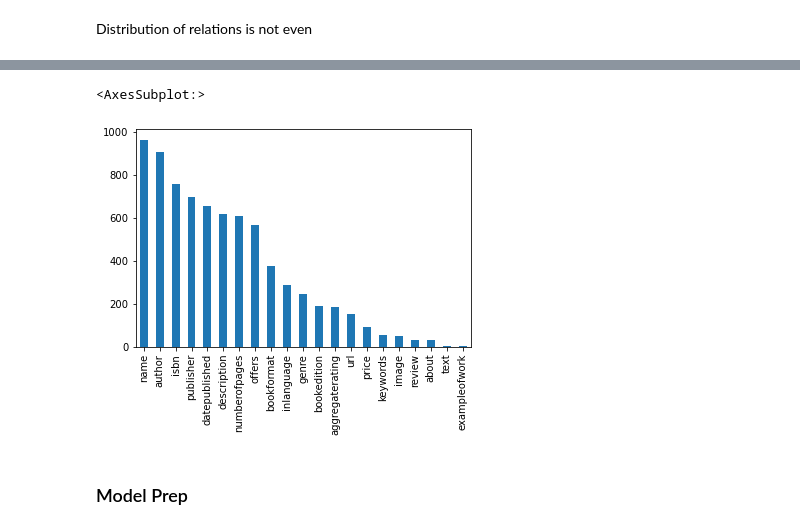
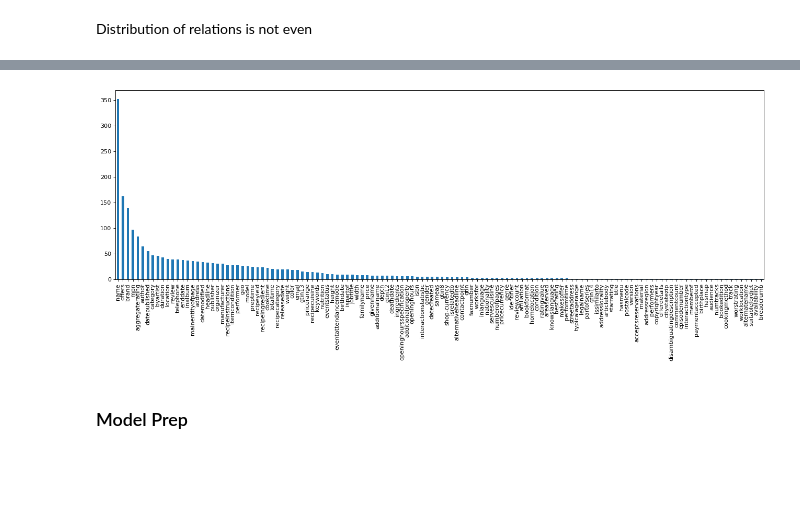
Before and after one commit to NiklasSabel/data_integration_using_deep_learning, a Jupyter notebook: notebooks/Schema/Baseline Model Roberta.ipynb, the cells around one changed output, grey strips where cells are left out. Saved outputs shown, nothing was run; the diff lists cells and outputs as text; code cells hidden in the pictures; blank space fills up the shorter version.

Commit message:
data out read

```diff
--- a/notebooks/Schema/Baseline Model Roberta.ipynb
+++ b/notebooks/Schema/Baseline Model Roberta.ipynb
@@ -30,22 +240,29 @@ target_columns = ['name', 'author', 'isbn', 'description', 'publisher', 'offers'
+# %%
+TVEpisode = ['name', 'partofseries', 'episodenumber']
 # %%
 # creation of general dataframe to hold data
-book_tables = pd.DataFrame(columns=['text', 'name'])
+tables = pd.DataFrame(columns=['text', 'name', 'class'])
+# %%
+d = {'Product': Product, 'CreativeWork': CreativeWork, 'Event': Event, 'MusicRecording': MusicRecording,
+     'LocalBusiness': LocalBusiness, 'Recipe': Recipe, 'Person': Person, 'Place': Place, 'Book': Book,
+     'Restaurant': Restaurant, 'Hotel': Hotel, 'MusicAlbum': MusicAlbum, 'TVEpisode': TVEpisode}
 # %%
 # gets concatenated rows of target columns
+# muss eig noch mal fingetuned werden mit prüfung aus welcher kategorie es kommt
 for file in files:
     # read file
     df = pd.read_json(os.path.join(path, '{}'.format(file)), compression='gzip', lines=True)
 
     # look for target columns
-    for target in target_columns:
+    for target in d[file.split('_')[0]]:
         if target in df.columns:
             print(target)
+            print(df.columns)
             df[target] = df[target].fillna(' ')
             try:
-                book_tables = book_tables.append({'text': ' '.join(df[target].tolist()), 'name': target}, ignore_index=True)
+                tables = tables.append({'text': ' '.join(df[target].tolist()), 'name': target, 'class': file.split('_')[0]}, ignore_index=True)
             except:
-                book_tables = book_tables.append({'text': ','.join(str(v) for v in df[target]), 'name': target}, ignore_index=True)
-                print('There is not a prob anymore with: ', target)
+                tables = tables.append({'text': ','.join(str(v) for v in df[target]), 'name': target, 'class': file.split('_')[0]}, ignore_index=True)
             #book_tables.append({'text': ''.join(map(str, df[target])), 'name': target}, ignore_index=True)
 # %% [output]
 name
@@ -103,5 +418,10 @@ Distribution of relations is not even
 # %%
-book_tableswod.name.value_counts().plot(kind='bar')
+# small test with duplicates
+from matplotlib.pyplot import figure
+
+figure(figsize=(20, 6), dpi=80)
+tables.name.value_counts().plot(kind='bar')
+
+plt.show()
 # %% [output]
-<AxesSubplot:>
-[figure, old version]
+[figure, new version]
```
Also changed, not shown: parts of 40 cells of this notebook.
